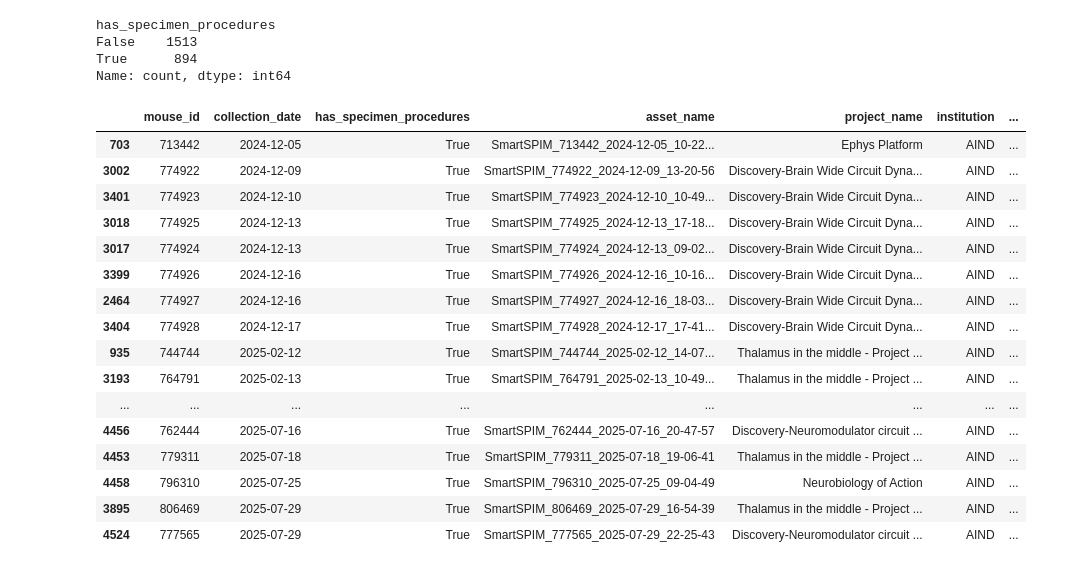
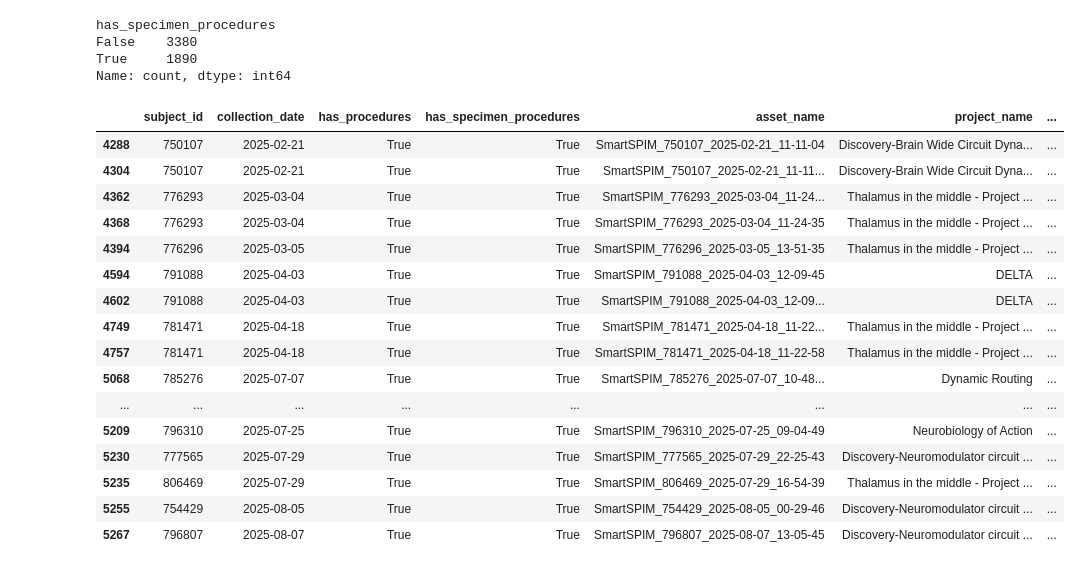
Before and after one commit to dougollerenshaw/aind-workbench, a Jupyter notebook: projects/patchseq_metadata/2025.08.08_specimen_procedures_exploration.ipynb, the cells around one changed output. Saved outputs shown, nothing was run; the diff lists cells and outputs as text; code cells hidden in the pictures.

```diff
--- a/projects/patchseq_metadata/2025.08.08_specimen_procedures_exploration.ipynb
+++ b/projects/patchseq_metadata/2025.08.08_specimen_procedures_exploration.ipynb
@@ -153,23 +87,5 @@ Sample subjects: ['018559', '019603', '3283906', '3283909', '46044', '568103', '
 # %%
-import pandas as pd
-
-# Get all SmartSPIM records with the fields we need
-print("Querying database for all SmartSPIM records with procedures...")
-
-smartspim_with_procedures = client.retrieve_docdb_records(
-    filter_query={"name": {"$regex": "SmartSPIM", "$options": "i"}},
-    projection={
-        "name": 1,
-        "subject.subject_id": 1,
-        "procedures.specimen_procedures": 1,
-        "data_description.project_name": 1,
-        "data_description.institution.abbreviation": 1,
-    }
-)
-
-print(f"Retrieved {len(smartspim_with_procedures)} SmartSPIM records")
-
-# Process each record
+# Process each record and build out a summary DataFrame
 data = []
 for record in smartspim_with_procedures:
     # Extract subject ID
@@ -191,9 +107,12 @@ for record in smartspim_with_procedures:
     except:
         pass
 
-    # Check specimen_procedures
+    # Check if procedures exists and has content
+    procedures = record.get('procedures', {})
+    has_procedures = bool(procedures and len(procedures) > 0)
+
+    # Check specimen_procedures specifically
     has_specimen_procedures = False
-    procedures = record.get('procedures', {})
     if procedures:
         specimen_procedures = procedures.get('specimen_procedures', [])
         has_specimen_procedures = len(specimen_procedures) > 0
@@ -202,8 +121,9 @@ for record in smartspim_with_procedures:
     in_spreadsheet = str(subject_id) in spreadsheet_subjects
 
     data.append({
-        'mouse_id': subject_id,
+        'subject_id': subject_id,
         'collection_date': collection_date,
+        'has_procedures': has_procedures,
         'has_specimen_procedures': has_specimen_procedures,
         'asset_name': asset_name,
         'project_name': record.get('data_description', {}).get('project_name', 'Unknown'),
@@ -212,13 +132,10 @@ for record in smartspim_with_procedures:
     })
 
 # Create DataFrame
-df = pd.DataFrame(data)
-
-# Remove duplicates (keep first occurrence for each mouse)
-df_unique = df.drop_duplicates(subset=['mouse_id'], keep='first')
+summary_df = pd.DataFrame(data)
 
 # Sort by collection date
-df_unique = df_unique.sort_values('collection_date')
+summary_df = summary_df.sort_values('collection_date').reset_index(drop=True)
 
-df_unique
+summary_df
 # %% [output]
@@ -258,28 +162,28 @@ df_unique
 # %%
-df_unique['has_specimen_procedures'].value_counts()
+summary_df['has_specimen_procedures'].value_counts()
 # %% [output]
 has_specimen_procedures
-False    1513
-True      894
+False    3380
+True     1890
 Name: count, dtype: int64
 # %%
-df_unique.query('has_specimen_procedures == True').tail(25)
+summary_df.query('has_specimen_procedures == True').tail(25)
 # %% [output]
-|  | mouse_id | collection_date | has_specimen_procedures | asset_name | project_name | institution | ... |
-| 703 | 713442 | 2024-12-05 | True | SmartSPIM_713442_2024-12-05_10-22... | Ephys Platform | AIND | ... |
-| 3002 | 774922 | 2024-12-09 | True | SmartSPIM_774922_2024-12-09_13-20-56 | Discovery-Brain Wide Circuit Dyna... | AIND | ... |
-| 3401 | 774923 | 2024-12-10 | True | SmartSPIM_774923_2024-12-10_10-49... | Discovery-Brain Wide Circuit Dyna... | AIND | ... |
-| 3018 | 774925 | 2024-12-13 | True | SmartSPIM_774925_2024-12-13_17-18... | Discovery-Brain Wide Circuit Dyna... | AIND | ... |
-| 3017 | 774924 | 2024-12-13 | True | SmartSPIM_774924_2024-12-13_09-02... | Discovery-Brain Wide Circuit Dyna... | AIND | ... |
-| 3399 | 774926 | 2024-12-16 | True | SmartSPIM_774926_2024-12-16_10-16... | Discovery-Brain Wide Circuit Dyna... | AIND | ... |
-| 2464 | 774927 | 2024-12-16 | True | SmartSPIM_774927_2024-12-16_18-03... | Discovery-Brain Wide Circuit Dyna... | AIND | ... |
-| 3404 | 774928 | 2024-12-17 | True | SmartSPIM_774928_2024-12-17_17-41... | Discovery-Brain Wide Circuit Dyna... | AIND | ... |
-| 935 | 744744 | 2025-02-12 | True | SmartSPIM_744744_2025-02-12_14-07... | Thalamus in the middle - Project ... | AIND | ... |
-| 3193 | 764791 | 2025-02-13 | True | SmartSPIM_764791_2025-02-13_10-49... | Thalamus in the middle - Project ... | AIND | ... |
+|  | subject_id | collection_date | has_procedures | has_specimen_procedures | asset_name | project_name | ... |
+| 4288 | 750107 | 2025-02-21 | True | True | SmartSPIM_750107_2025-02-21_11-11-04 | Discovery-Brain Wide Circuit Dyna... | ... |
+| 4304 | 750107 | 2025-02-21 | True | True | SmartSPIM_750107_2025-02-21_11-11... | Discovery-Brain Wide Circuit Dyna... | ... |
+| 4362 | 776293 | 2025-03-04 | True | True | SmartSPIM_776293_2025-03-04_11-24... | Thalamus in the middle - Project ... | ... |
+| 4368 | 776293 | 2025-03-04 | True | True | SmartSPIM_776293_2025-03-04_11-24-35 | Thalamus in the middle - Project ... | ... |
+| 4394 | 776296 | 2025-03-05 | True | True | SmartSPIM_776296_2025-03-05_13-51-35 | Thalamus in the middle - Project ... | ... |
+| 4594 | 791088 | 2025-04-03 | True | True | SmartSPIM_791088_2025-04-03_12-09-45 | DELTA | ... |
+| 4602 | 791088 | 2025-04-03 | True | True | SmartSPIM_791088_2025-04-03_12-09... | DELTA | ... |
+| 4749 | 781471 | 2025-04-18 | True | True | SmartSPIM_781471_2025-04-18_11-22... | Thalamus in the middle - Project ... | ... |
+| 4757 | 781471 | 2025-04-18 | True | True | SmartSPIM_781471_2025-04-18_11-22-58 | Thalamus in the middle - Project ... | ... |
+| 5068 | 785276 | 2025-07-07 | True | True | SmartSPIM_785276_2025-07-07_10-48... | Dynamic Routing | ... |
 | ... | ... | ... | ... | ... | ... | ... | ... |
-| 4456 | 762444 | 2025-07-16 | True | SmartSPIM_762444_2025-07-16_20-47-57 | Discovery-Neuromodulator circuit ... | AIND | ... |
-| 4453 | 779311 | 2025-07-18 | True | SmartSPIM_779311_2025-07-18_19-06-41 | Thalamus in the middle - Project ... | AIND | ... |
-| 4458 | 796310 | 2025-07-25 | True | SmartSPIM_796310_2025-07-25_09-04-49 | Neurobiology of Action | AIND | ... |
-| 3895 | 806469 | 2025-07-29 | True | SmartSPIM_806469_2025-07-29_16-54-39 | Thalamus in the middle - Project ... | AIND | ... |
-| 4524 | 777565 | 2025-07-29 | True | SmartSPIM_777565_2025-07-29_22-25-43 | Discovery-Neuromodulator circuit ... | AIND | ... |
+| 5209 | 796310 | 2025-07-25 | True | True | SmartSPIM_796310_2025-07-25_09-04-49 | Neurobiology of Action | ... |
+| 5230 | 777565 | 2025-07-29 | True | True | SmartSPIM_777565_2025-07-29_22-25-43 | Discovery-Neuromodulator circuit ... | ... |
+| 5235 | 806469 | 2025-07-29 | True | True | SmartSPIM_806469_2025-07-29_16-54-39 | Thalamus in the middle - Project ... | ... |
+| 5255 | 754429 | 2025-08-05 | True | True | SmartSPIM_754429_2025-08-05_00-29-46 | Discovery-Neuromodulator circuit ... | ... |
+| 5267 | 796807 | 2025-08-07 | True | True | SmartSPIM_796807_2025-08-07_13-05-45 | Discovery-Neuromodulator circuit ... | ... |
 # %%
```
Also changed, not shown: parts of 16 cells of this notebook, 3 other files.
